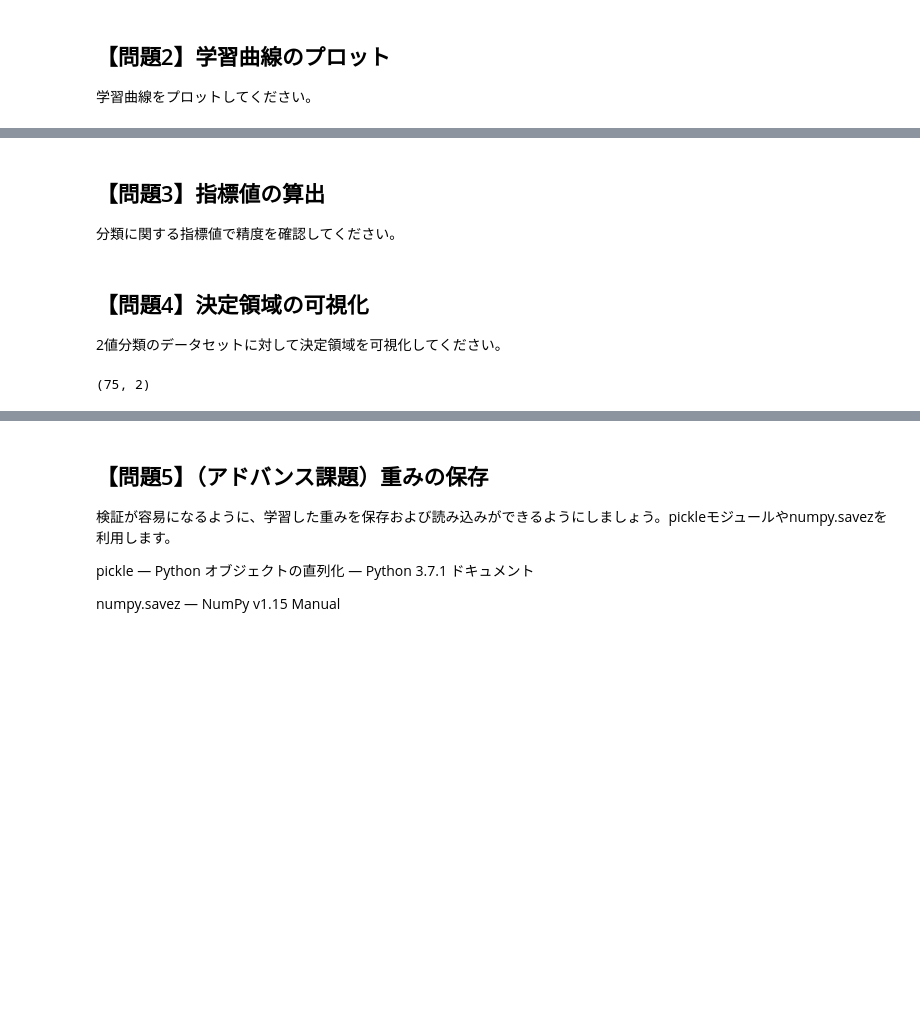
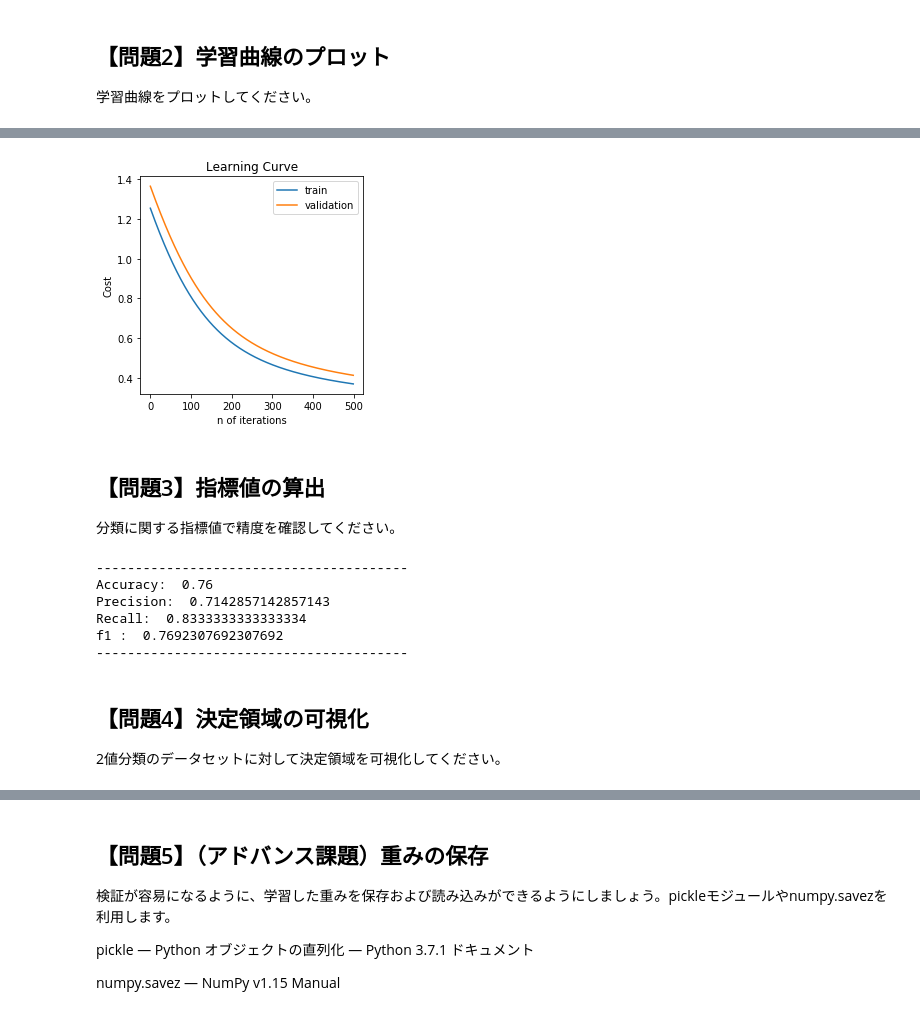
Before and after one commit to ohmorimori/diveintocode-ml, a Jupyter notebook: diveintocode-term1/sprint/sprint4/sprint4-ml-scratch-logistic-regression.ipynb, the cells around one changed output, grey strips where cells are left out. Saved outputs shown, nothing was run; the diff lists cells and outputs as text; code cells hidden in the pictures; blank space fills up the shorter version.

```diff
--- a/diveintocode-term1/sprint/sprint4/sprint4-ml-scratch-logistic-regression.ipynb
+++ b/diveintocode-term1/sprint/sprint4/sprint4-ml-scratch-logistic-regression.ipynb
@@ -518,3 +553,8 @@ reg.return_process();
+# %%
+#plot
+log_reg.plot_learning_curve()
+# %% [output]
+[figure, added]
 # %% [markdown]
 ## 【問題3】指標値の算出
 分類に関する指標値で精度を確認してください。
@@ -521,3 +575,12 @@ reg.return_process();
+# %%
+show_evaluation(y_test, scrach_pred)
+# %% [output]
+----------------------------------------
+Accuracy:  0.76
+Precision:  0.7142857142857143
+Recall:  0.8333333333333334
+f1 :  0.7692307692307692
+----------------------------------------
 # %% [markdown]
 ## 【問題4】決定領域の可視化
 2値分類のデータセットに対して決定領域を可視化してください。
@@ -578,10 +641,6 @@ def decision_region(X_train, y_train, model, step=0.01, title='decision region',
     plt.legend(handles=patches)
     plt.legend()
     plt.show
-# %%
-X_train_z.shape
-# %% [output]
-(75, 2)
 # %%
 #trainデータの学習結果
 decision_region(X_train_z, y_train[:,0], reg)
```
Also changed, not shown: parts of 25 cells of this notebook.
